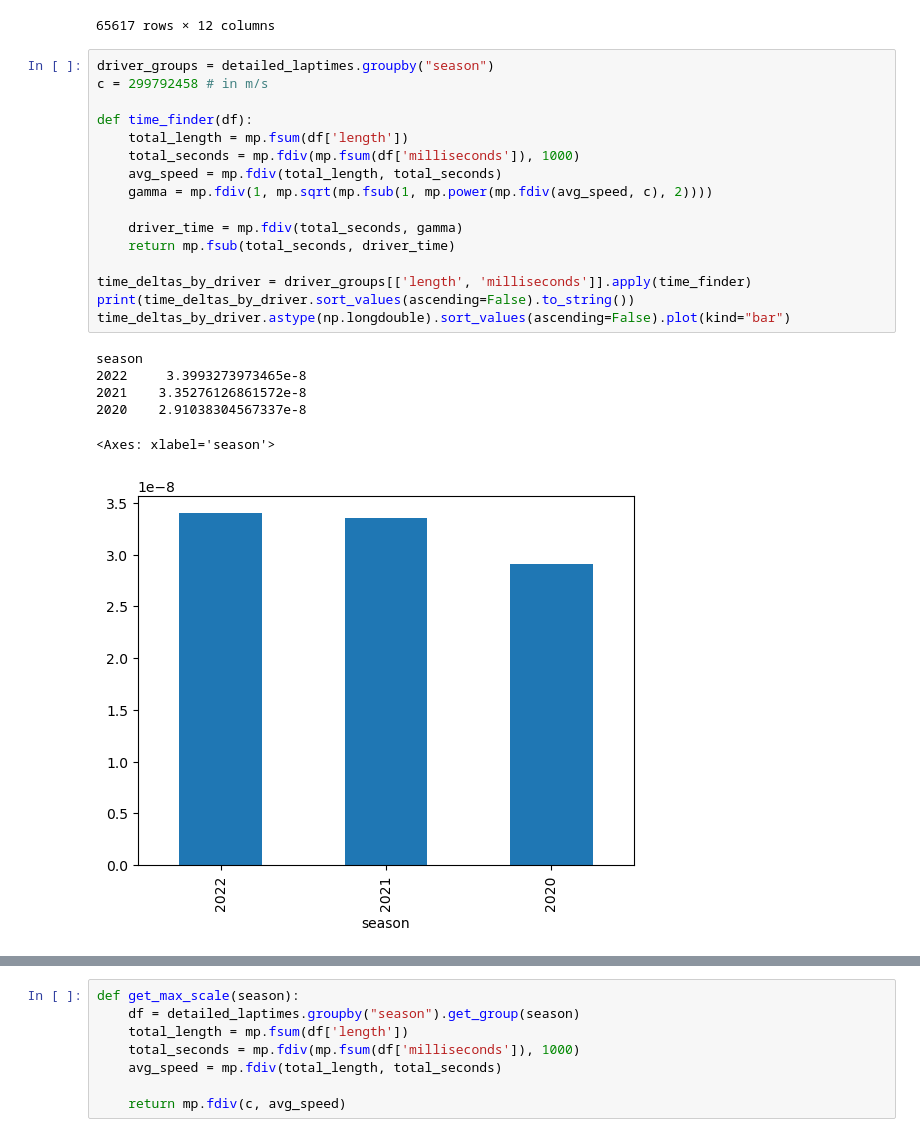
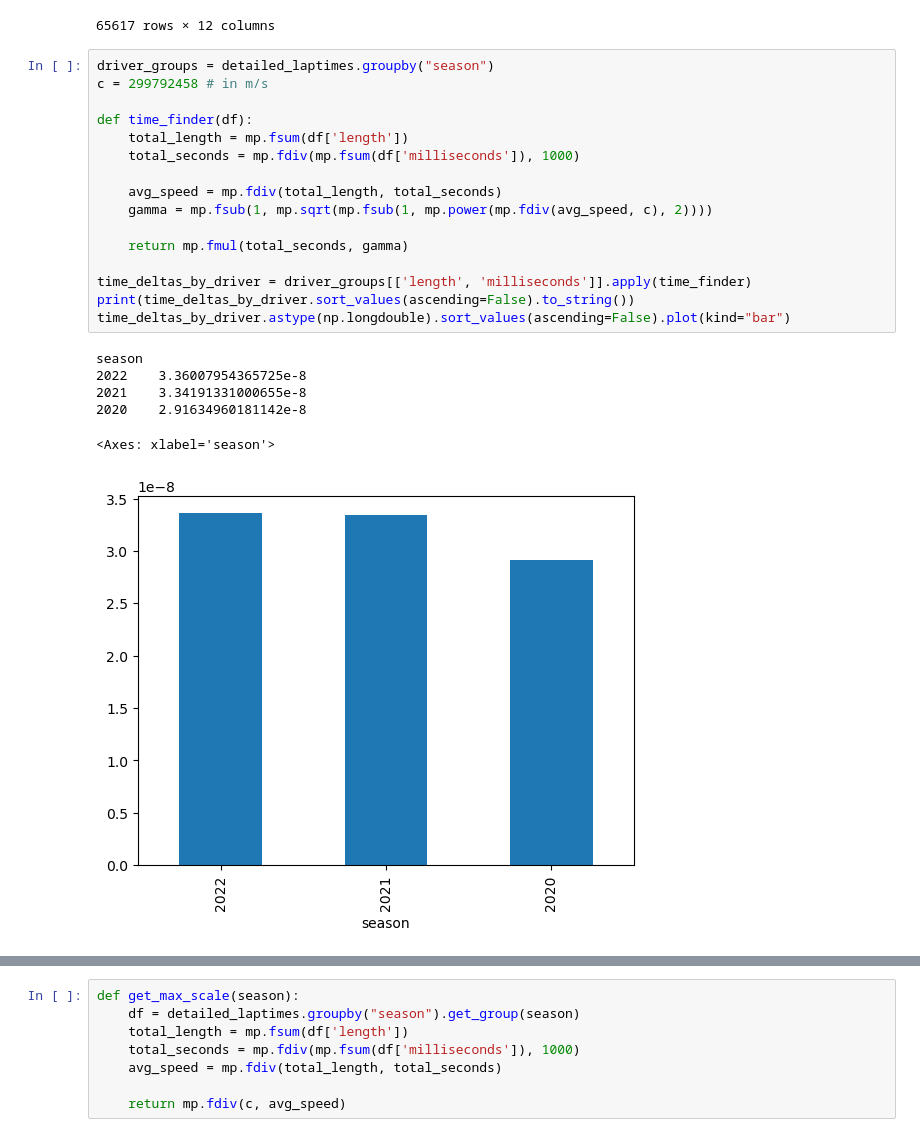
Before and after one commit to arisingh8/f1-time-dilation, a Jupyter notebook: experiment.ipynb, the cells around one changed output, grey strips where cells are left out. Cells and saved outputs as stored; diff of their text form.

```diff
--- a/experiment.ipynb
+++ b/experiment.ipynb
@@ -81,23 +81,23 @@ detailed_laptimes
 # %%
 driver_groups = detailed_laptimes.groupby("season")
 c = 299792458 # in m/s
 
 def time_finder(df):
     total_length = mp.fsum(df['length'])
     total_seconds = mp.fdiv(mp.fsum(df['milliseconds']), 1000)
+
     avg_speed = mp.fdiv(total_length, total_seconds)
-    gamma = mp.fdiv(1, mp.sqrt(mp.fsub(1, mp.power(mp.fdiv(avg_speed, c), 2))))
+    gamma = mp.fsub(1, mp.sqrt(mp.fsub(1, mp.power(mp.fdiv(avg_speed, c), 2))))
 
-    driver_time = mp.fdiv(total_seconds, gamma)
-    return mp.fsub(total_seconds, driver_time)
+    return mp.fmul(total_seconds, gamma)
 
 time_deltas_by_driver = driver_groups[['length', 'milliseconds']].apply(time_finder)
 print(time_deltas_by_driver.sort_values(ascending=False).to_string())
 time_deltas_by_driver.astype(np.longdouble).sort_values(ascending=False).plot(kind="bar")
 # %% [output]
 season
-2022     3.3993273973465e-8
-2021    3.35276126861572e-8
-2020    2.91038304567337e-8
+2022    3.36007954365725e-8
+2021    3.34191331000655e-8
+2020    2.91634960181142e-8
 <Axes: xlabel='season'>
-[figure, old version]
+[figure, new version]
```
Also changed, not shown: parts of 2 cells of this notebook, 2 other files.
